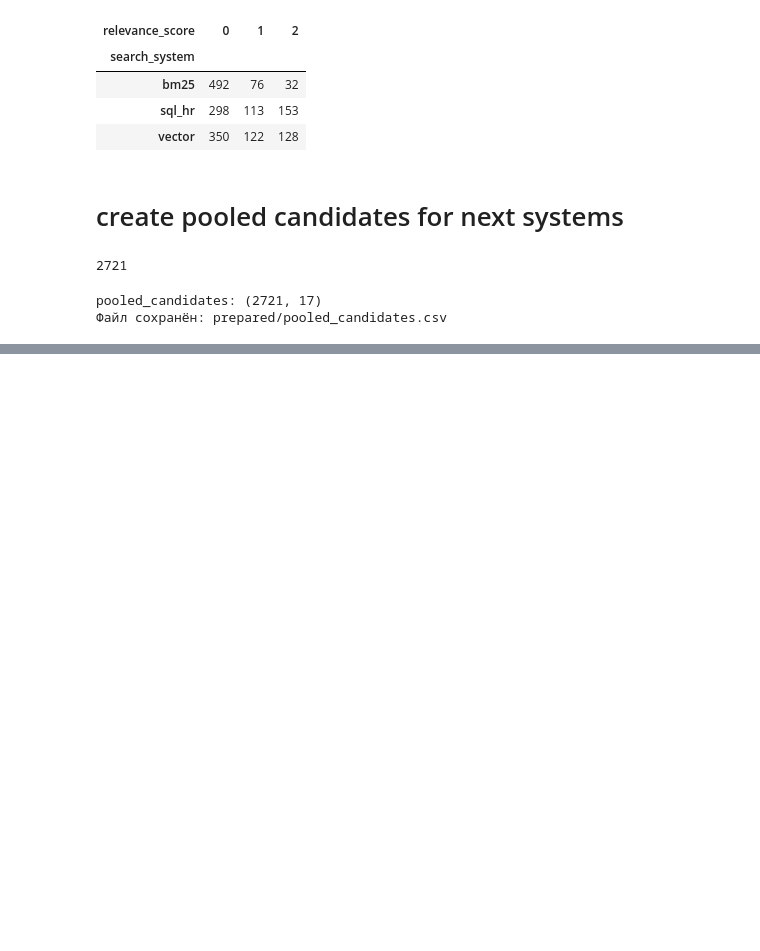
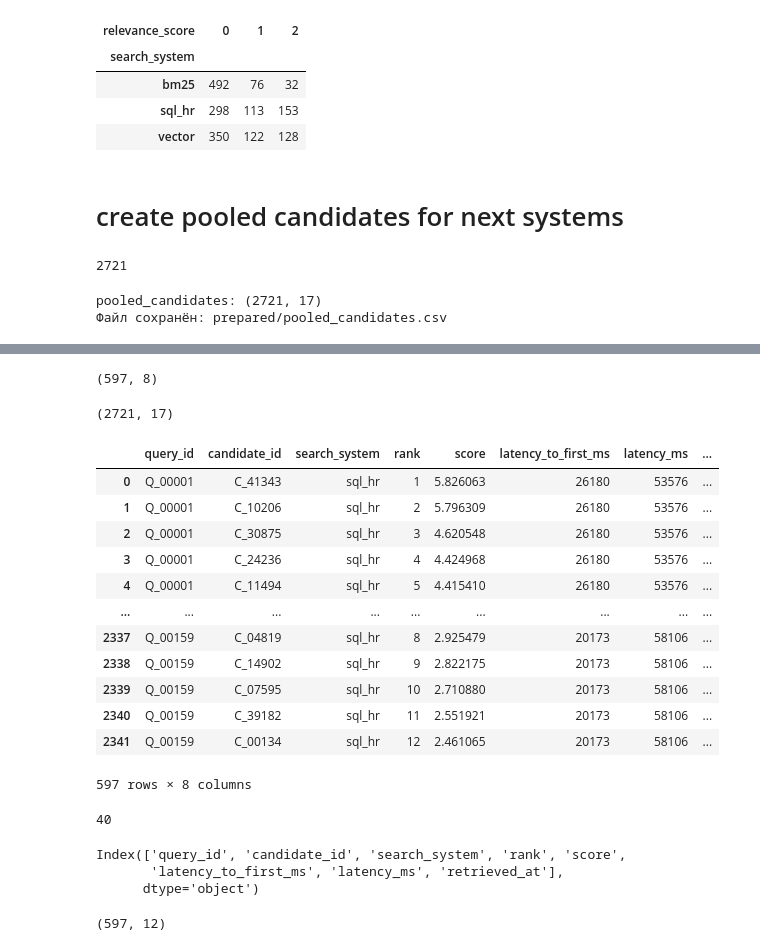
Before and after one commit to LISA-ITMO/SQL-HR, a Jupyter notebook: validation_dataset/metrics_base.ipynb, the cells around one changed output, grey strips where cells are left out. Cells and saved outputs as stored; diff of their text form; code cells hidden in the pictures; blank space fills up the shorter version.

```diff
--- a/validation_dataset/metrics_base.ipynb
+++ b/validation_dataset/metrics_base.ipynb
@@ -439,0 +457,5 @@ pooled_candidates: (2721, 17)
+# %%
+import pandas as pd
+# sql hr big llm
+sql_hr_results_big_llm = pd.read_csv('sql-hr/retrieval_sql_hr_bigger_llm.csv')
+sql_hr_results_big_llm.shape
@@ -439,0 +478,5 @@ pooled_candidates: (2721, 17)
+# %%
+# 'золотые' запросы, которые будем размечать
+gold_subset = pd.read_csv('llm_judge/gold_subset.csv')
+gold_query_ids = gold_subset.loc[gold_subset["is_gold"] == True, "query_id"].unique()
+gold_query_ids
@@ -439,0 +491,45 @@ pooled_candidates: (2721, 17)
+# %%
+sql_hr_results_selected = sql_hr_results_big_llm[sql_hr_results_big_llm['query_id'].isin(gold_query_ids)]
+sql_hr_results_selected.shape
+# %% [output]
+(597, 8)
+# %%
+pooled_candidates = pd.read_csv('prepared/pooled_candidates.csv')
+pooled_candidates.shape
+# %% [output]
+(2721, 17)
+# %%
+sql_hr_results_selected
+# %% [output]
+|  | query_id | candidate_id | search_system | rank | score | latency_to_first_ms | latency_ms | ... |
+| 0 | Q_00001 | C_41343 | sql_hr | 1 | 5.826063 | 26180 | 53576 | ... |
+| 1 | Q_00001 | C_10206 | sql_hr | 2 | 5.796309 | 26180 | 53576 | ... |
+| 2 | Q_00001 | C_30875 | sql_hr | 3 | 4.620548 | 26180 | 53576 | ... |
+| 3 | Q_00001 | C_24236 | sql_hr | 4 | 4.424968 | 26180 | 53576 | ... |
+| 4 | Q_00001 | C_11494 | sql_hr | 5 | 4.415410 | 26180 | 53576 | ... |
+| ... | ... | ... | ... | ... | ... | ... | ... | ... |
+| 2337 | Q_00159 | C_04819 | sql_hr | 8 | 2.925479 | 20173 | 58106 | ... |
+| 2338 | Q_00159 | C_14902 | sql_hr | 9 | 2.822175 | 20173 | 58106 | ... |
+| 2339 | Q_00159 | C_07595 | sql_hr | 10 | 2.710880 | 20173 | 58106 | ... |
+| 2340 | Q_00159 | C_39182 | sql_hr | 11 | 2.551921 | 20173 | 58106 | ... |
+| 2341 | Q_00159 | C_00134 | sql_hr | 12 | 2.461065 | 20173 | 58106 | ... |
+597 rows × 8 columns
+# %%
+sql_hr_results_selected['query_id'].nunique()
+# %% [output]
+40
+# %%
+sql_hr_results_selected.columns
+# %% [output]
+Index(['query_id', 'candidate_id', 'search_system', 'rank', 'score',
+       'latency_to_first_ms', 'latency_ms', 'retrieved_at'],
+      dtype='object')
+# %%
+sql_hr_results_big_llm_metrics = sql_hr_results_selected.merge(
+    judgments[['query_id', 'candidate_id', 'relevance_score', 'judge_model', 'judge_prompt', 'judge_comment']],
+    on=["query_id", "candidate_id"],
+    how="left",
+)
+sql_hr_results_big_llm_metrics.shape
+# %% [output]
+(597, 12)
```
Also changed, not shown: parts of 21 cells of this notebook, 5 other files.
